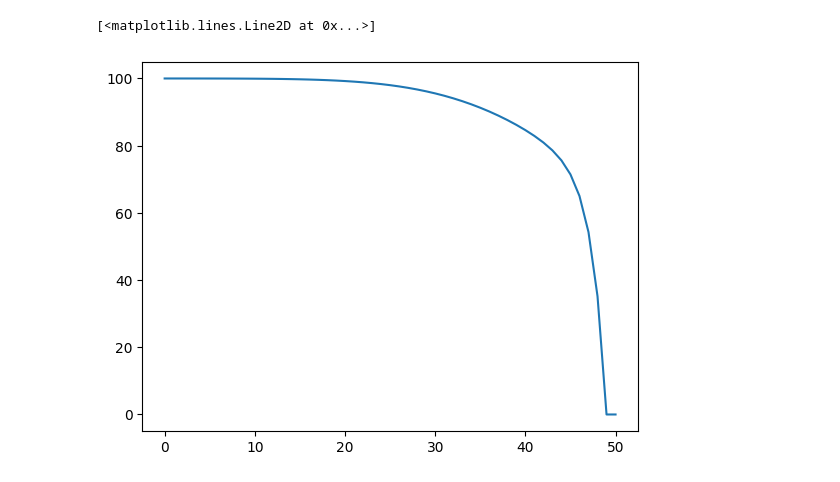
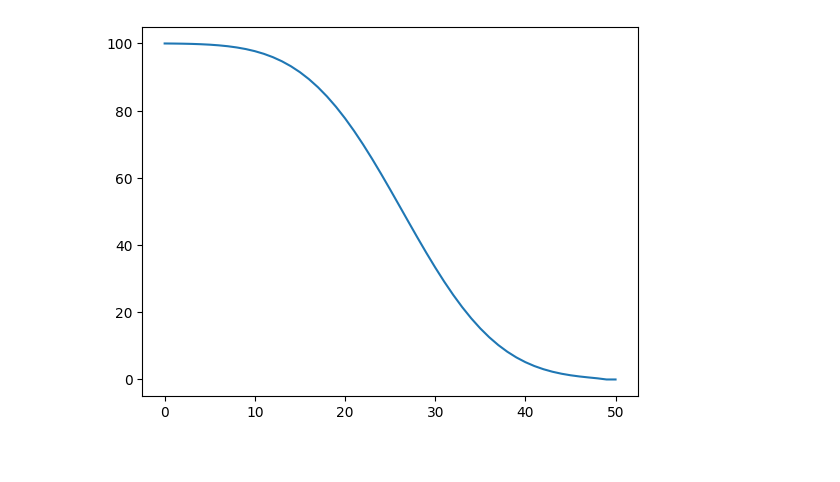
Before and after one commit to YTL528/Numerical-model-of-reactive-transport, a Jupyter notebook: Forward Difference Code.ipynb, the cells around one changed output. Cells and saved outputs as stored; diff of their text form; code cells hidden in the pictures.

```diff
--- a/Forward Difference Code.ipynb
+++ b/Forward Difference Code.ipynb
@@ -8,7 +8,6 @@ DX = 1
 por = 0.3
 Cf = 100.0
 Cb = 0.0
-Ci = 0.0
 DH = 2.5
 q = 1.5
 
@@ -19,10 +18,7 @@ N = int(L / DX) + 1
 node_locations = np.arange(0, L + DX, DX)
 number_timesteps = int(Tmax / DT)
 time_increments = np.arange(DT, Tmax + DT, DT)
-Cold = np.zeros(N) * Ci
-Cnew = np.zeros(N)
-Cold[0] = Cf
-Cnew = Cold
+Cnew = np.zeros([N,number_timesteps])
 
 #set coefficients in in FD equations
 p = (DH * DT) / (por * DX**2)
@@ -32,11 +28,9 @@ a = p - r
 b = 1.0 - 2 * p
 c = p + r
 
-for i in time_increments:
-    Cnew[0] = Cf
-    Cnew[50] = Cb
+for i in range(number_timesteps):
+    Cnew[0,i] = Cf
+    Cnew[50,i] = Cb
 
     for k in np.arange(1,N-2,DX):
-        Cnew[k] = a * Cold[k + 1] + b * Cold[k] + c * Cold[k - 1]
-
-print(Cnew)
+        Cnew[k,i] = a * Cnew[k + 1,i-1] + b * Cnew[k,i-1] + c * Cnew[k - 1,i-1]
@@ -55,5 +37,5 @@ print(Cnew)
 # %%
-plt.plot(Cnew)
+plt.plot(Cnew[:,-1])
+plt.show()
 # %% [output]
-[<matplotlib.lines.Line2D at 0x...>]
-[figure, old version]
+[figure, new version]
```
Also changed, not shown: parts of 1 cell of this notebook, 2 other files.
